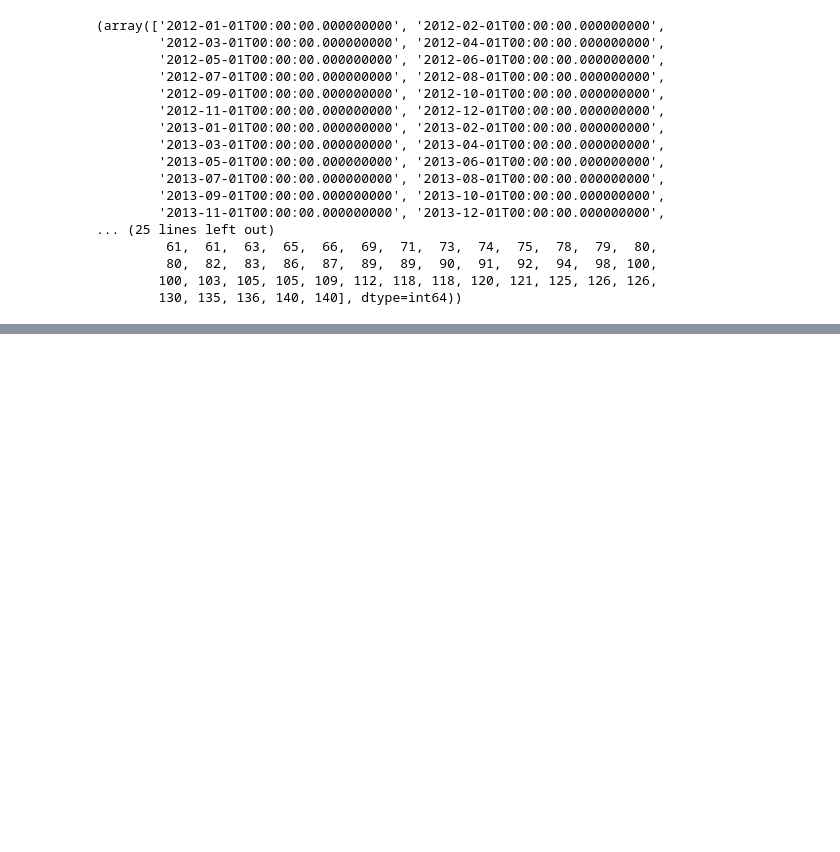
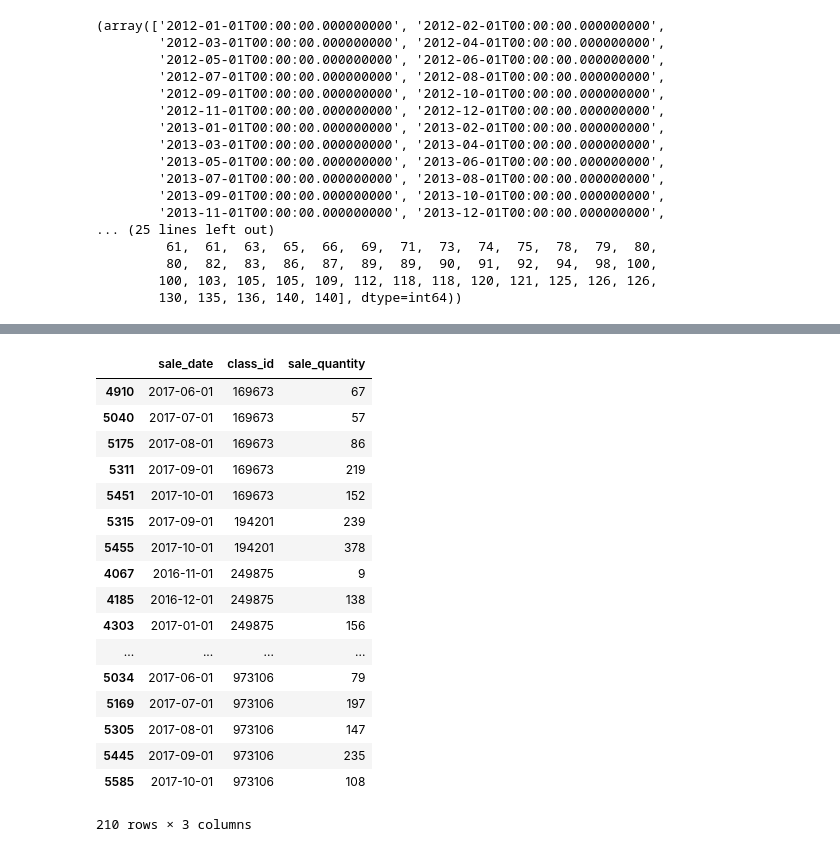
Before and after one commit to eguilg/yc_car_sale, a Jupyter notebook: analyze/analyse.ipynb, the cells around one changed output, grey strips where cells are left out. Cells and saved outputs as stored; diff of their text form; code cells hidden in the pictures; blank space fills up the shorter version.

```diff
--- a/analyze/analyse.ipynb
+++ b/analyze/analyse.ipynb
@@ -5,7 +5,7 @@ import matplotlib.pyplot as plt
 import matplotlib.dates as mdate
 # %%
 parser = lambda date: pd.datetime.strptime(date, '%Y%m')
-train_data = pd.read_csv('data/yancheng_train.csv',parse_dates=['sale_date'],date_parser=parser)
+train_data = pd.read_csv('../data/yancheng_train.csv',parse_dates=['sale_date'],date_parser=parser)
 train_data.columns
 # %% [output]
 Index(['sale_date', 'class_id', 'sale_quantity', 'brand_id', 'compartment',
@@ -69,0 +82,21 @@ plt.show()
+# %%
+sale_quantity_perclass[sale_quantity_perclass.class_id.isin(classes[class_sale_counts<=12])].sort_values(by=['class_id','sale_date'])
+# %% [output]
+|  | sale_date | class_id | sale_quantity |
+| 4910 | 2017-06-01 | 169673 | 67 |
+| 5040 | 2017-07-01 | 169673 | 57 |
+| 5175 | 2017-08-01 | 169673 | 86 |
+| 5311 | 2017-09-01 | 169673 | 219 |
+| 5451 | 2017-10-01 | 169673 | 152 |
+| 5315 | 2017-09-01 | 194201 | 239 |
+| 5455 | 2017-10-01 | 194201 | 378 |
+| 4067 | 2016-11-01 | 249875 | 9 |
+| 4185 | 2016-12-01 | 249875 | 138 |
+| 4303 | 2017-01-01 | 249875 | 156 |
+| ... | ... | ... | ... |
+| 5034 | 2017-06-01 | 973106 | 79 |
+| 5169 | 2017-07-01 | 973106 | 197 |
+| 5305 | 2017-08-01 | 973106 | 147 |
+| 5445 | 2017-09-01 | 973106 | 235 |
+| 5585 | 2017-10-01 | 973106 | 108 |
+210 rows × 3 columns
```
Also changed, not shown: parts of 4 cells of this notebook, 13 other files.
